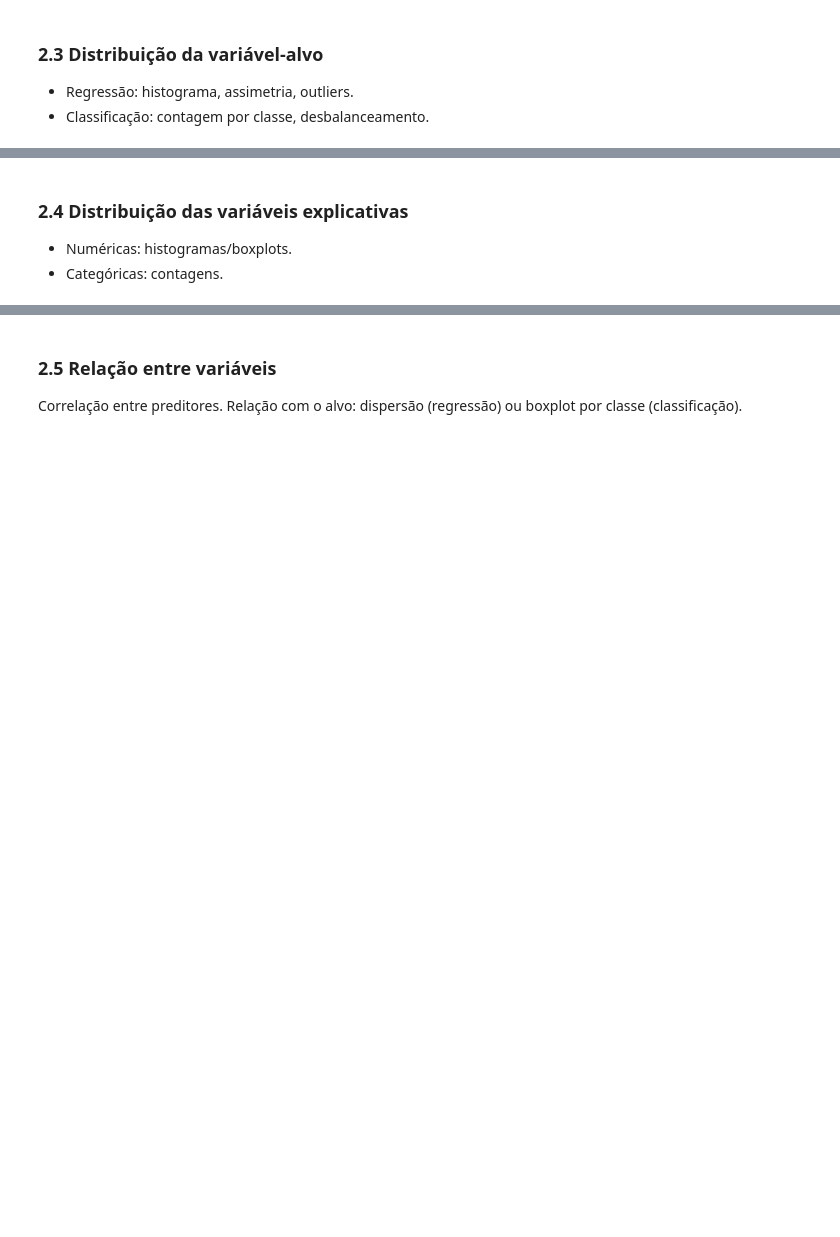
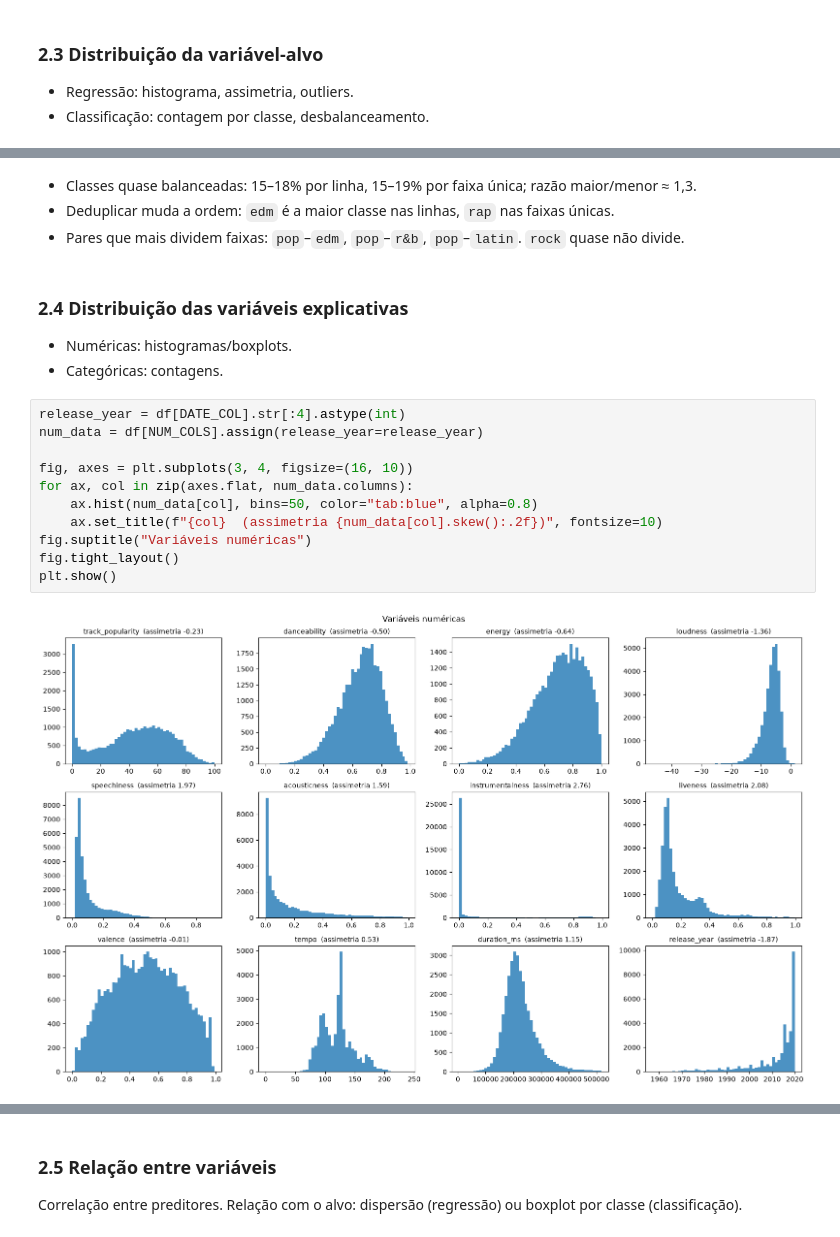
Before and after one commit to Machine-Learning-Name-in-progress/Classification-Pipeline, a Jupyter notebook: classification_pipeline.ipynb, the cells around one changed output, grey strips where cells are left out. Cells and saved outputs as stored; diff of their text form; blank space fills up the shorter version.

```diff
--- a/classification_pipeline.ipynb
+++ b/classification_pipeline.ipynb
@@ -106,5 +257,22 @@ Quantos NaN por coluna? Faltam ao acaso ou há padrão? O que um NaN representa?
+# %% [markdown]
+- Classes quase balanceadas: 15–18% por linha, 15–19% por faixa única; razão maior/menor ≈ 1,3.
+- Deduplicar muda a ordem: `edm` é a maior classe nas linhas, `rap` nas faixas únicas.
+- Pares que mais dividem faixas: `pop`–`edm`, `pop`–`r&b`, `pop`–`latin`. `rock` quase não divide.
 # %% [markdown]
 ### 2.4 Distribuição das variáveis explicativas
 
 - Numéricas: histogramas/boxplots.
 - Categóricas: contagens.
+# %%
+release_year = df[DATE_COL].str[:4].astype(int)
+num_data = df[NUM_COLS].assign(release_year=release_year)
+
+fig, axes = plt.subplots(3, 4, figsize=(16, 10))
+for ax, col in zip(axes.flat, num_data.columns):
+    ax.hist(num_data[col], bins=50, color="tab:blue", alpha=0.8)
+    ax.set_title(f"{col}  (assimetria {num_data[col].skew():.2f})", fontsize=10)
+fig.suptitle("Variáveis numéricas")
+fig.tight_layout()
+plt.show()
+# %% [output]
+[figure, added]
```
Also changed, not shown: parts of 26 cells of this notebook.
